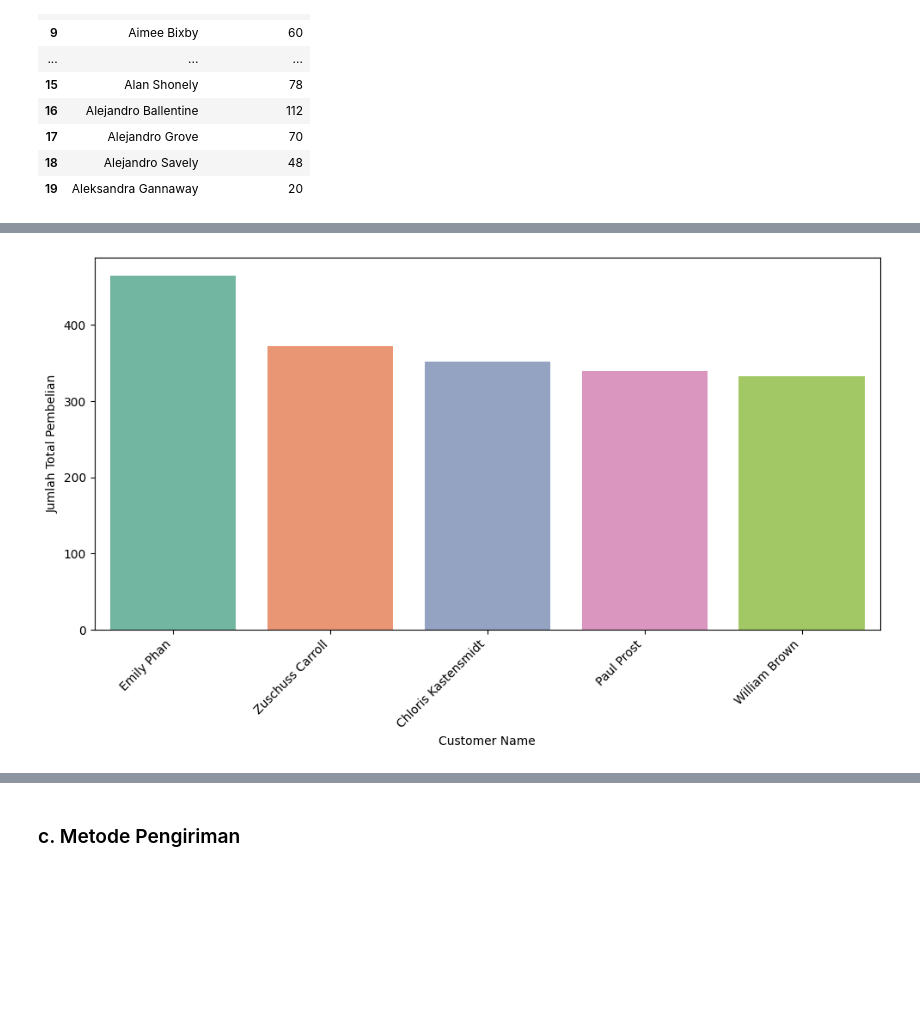
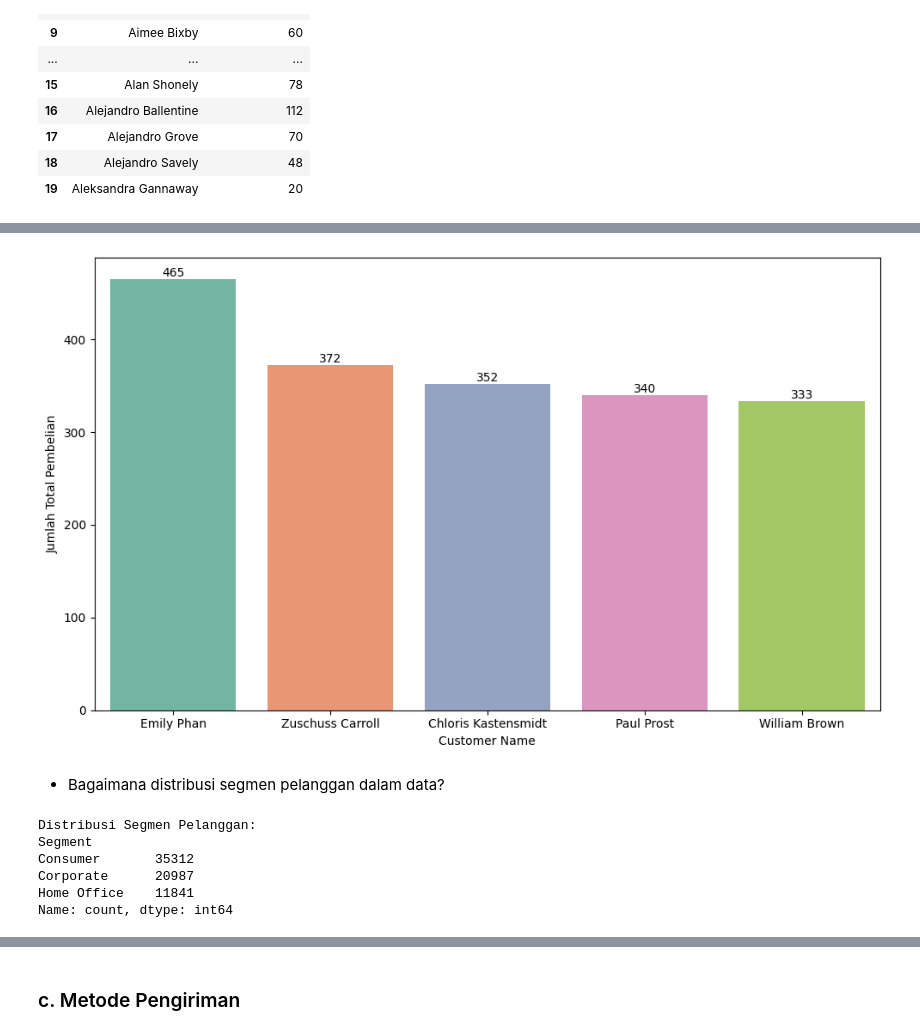
Before and after one commit to Pascalbrly/Portofolio-Data-Analyst, a Jupyter notebook: Project 2/Data Analysis Store Sales.ipynb, the cells around one changed output, grey strips where cells are left out. Drawn from its saved outputs; the diff is of its cells as text; code cells hidden in the pictures; blank space fills up the shorter version.

```diff
--- a/Project 2/Data Analysis Store Sales.ipynb
+++ b/Project 2/Data Analysis Store Sales.ipynb
@@ -83,7 +87,7 @@ Success
 # %% [markdown]
 a. Data Orders
 # %%
-df_order = pd.read_excel('C:\\Users\\Admin\\Sample - Superstore - Wanda.xlsx', sheet_name = 'Orders')
+df_order = pd.read_excel('C:\\Users\Admin\Documents\GitHub\Portofolio-Data-Analyst\Project 2\Sample - Superstore - Wanda.xlsx', sheet_name = 'Orders')
 df_order.head(3)
 # %% [output]
 |  | Row ID | Order ID | Order Date | Ship Date | Ship Mode | Customer ID | Country/Region | Postal Code | ... |
@@ -93,7 +97,7 @@ df_order.head(3)
 # %% [markdown]
 b. Data Customers
 # %%
-df_customer = pd.read_excel('Sample - Superstore - Wanda.xlsx', sheet_name='Customer')
+df_customer = pd.read_excel('C:\\Users\Admin\Documents\GitHub\Portofolio-Data-Analyst\Project 2\Sample - Superstore - Wanda.xlsx', sheet_name='Customer')
 df_customer.head(3)
 # %% [output]
 |  | Customer ID | Customer Name | Segment | City | State |
@@ -344,22 +348,3 @@ plt.title('Persentase Total Profit di Setiap Wilayah')
 plt.show()
 # %% [output]
 [figure]
-# %%
-# Merubah Order Date ke dalam format date time
-df_order['Order Date'] = pd.to_datetime(df_order['Order Date'])
-
-# Extract year dari kolom Order Date
-df_order['Year'] = df_order['Order Date'].dt.year
-
-# Kelompokkan berdasarkan tahun dan hitung jumlah penjualan
-sales_per_year = df_order.groupby('Year')['Sales'].sum()
-
-# Plotting
-plt.figure(figsize=(10, 6))
-sales_per_year.plot(kind='bar')
-plt.title('Sales per Year')
-plt.xlabel('Year')
-plt.ylabel('Total Sales')
-plt.xticks(rotation=360)
-plt.grid(axis='y', linestyle='--', alpha=0.7)
-plt.show()
@@ -545,18 +522,36 @@ customer_sales_count.head(20)
 # %%
 top_5_customers = customer_sales_count.sort_values(by='Purchased Item', ascending=False).head(5)
 
 plt.figure(figsize=(10, 6))
 sns.barplot(
     x='Customer Name',
     y='Purchased Item',
     data=top_5_customers,
     hue='Customer Name',
     palette='Set2'
 )
-plt.xticks(rotation=45, ha='right')
+plt.xticks(rotation=360, ha='center')
 plt.xlabel('Customer Name')
 plt.ylabel('Jumlah Total Pembelian')
+
+for index, value in enumerate(top_5_customers['Purchased Item']):
+    plt.annotate(str(value), xy=(index, value), ha='center', va='bottom')
+
 plt.tight_layout()
 plt.show()
 # %% [output]
-[figure, old version]
+[figure, new version]
+# %% [markdown]
+- Bagaimana distribusi segmen pelanggan dalam data?
+# %%
+segment_distribution = join_df['Segment'].value_counts()
+
+print("Distribusi Segmen Pelanggan:")
+print(segment_distribution)
+# %% [output]
+Distribusi Segmen Pelanggan:
+Segment
+Consumer       35312
+Corporate      20987
+Home Office    11841
+Name: count, dtype: int64
```
Also changed, not shown: parts of 18 cells of this notebook.
